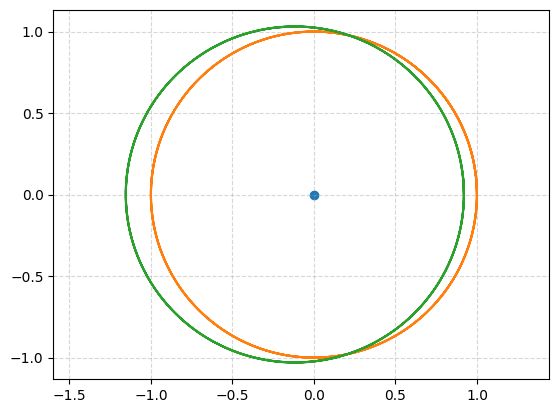
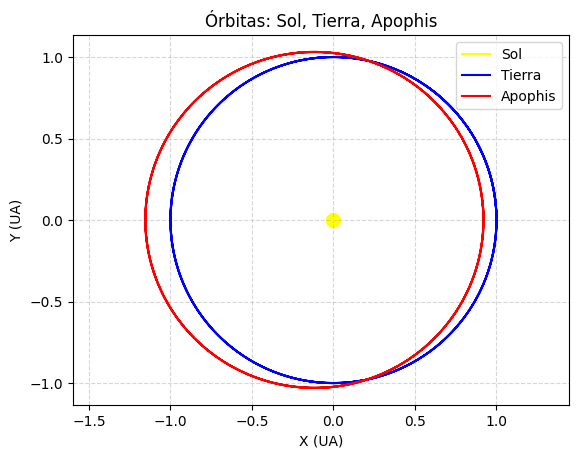
Code edit (unified diff) that turned the first committed figure into the second:
--- before
+++ after
@@ -1,8 +1,15 @@
+colors = ['yellow', 'blue', 'red']
+labels = ['Sol', 'Tierra', 'Apophis']
+
 for i in range(len(sistema)):
     tray = np.array(trayectorias[i])
-    plt.plot(tray[:,0], tray[:,1])
+    plt.plot(tray[:,0], tray[:,1], color=colors[i], label=labels[i])
 
-plt.scatter(0,0)  # Sol
-plt.grid(True, linestyle='--', alpha=0.5) 
+plt.scatter(0, 0, color='yellow', s=100)  # Sol destacado
+plt.legend()
+plt.grid(True, linestyle='--', alpha=0.5)
 plt.axis('equal')
+plt.xlabel('X (UA)')
+plt.ylabel('Y (UA)')
+plt.title('Órbitas: Sol, Tierra, Apophis')
 plt.show()

Commit: Actualización simulación Apophis